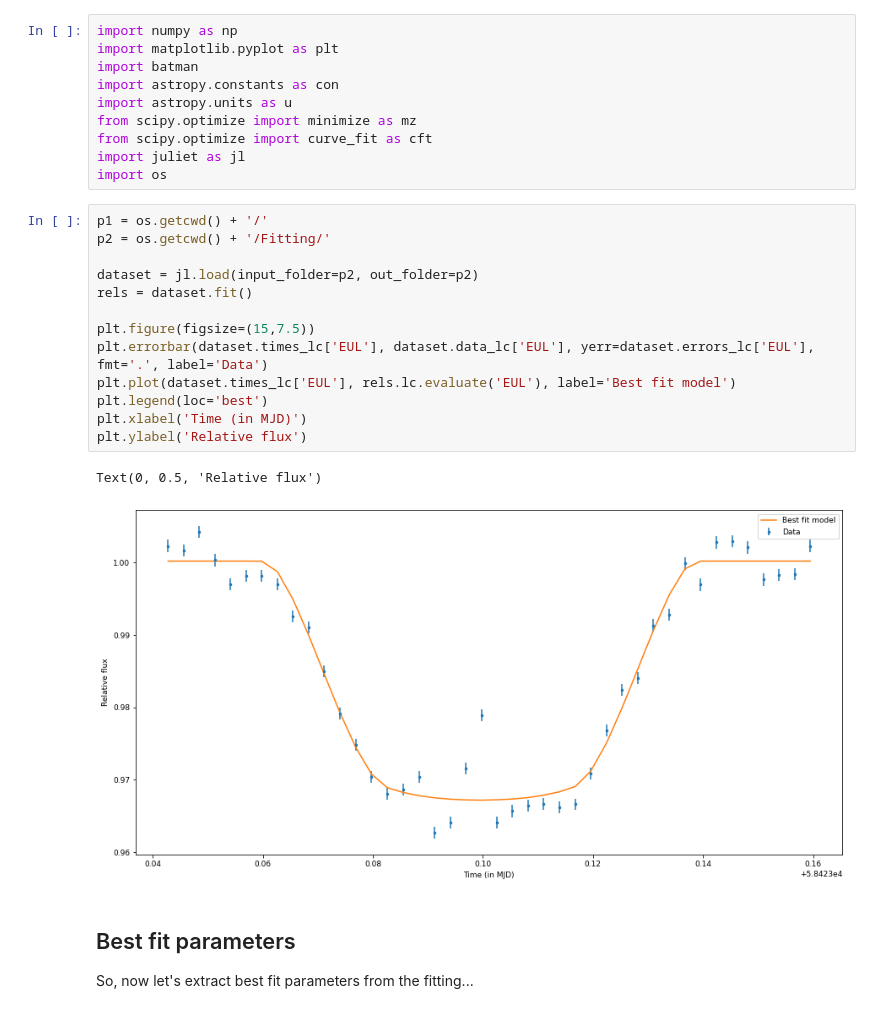
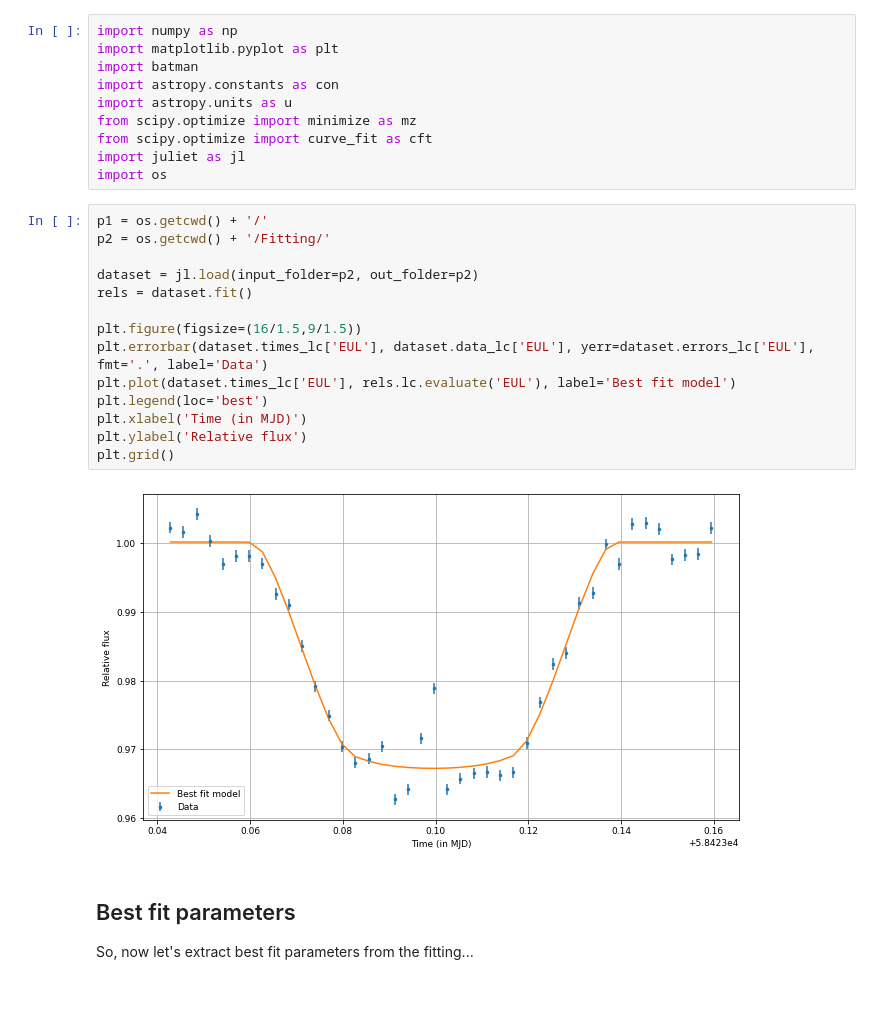
Before and after one commit to Jayshil/Data_Analysis, a Jupyter notebook: Transits/p4.ipynb, the cells around one changed output. Cells and saved outputs as stored; diff of their text form.

Commit message:
Changed the size of the figure

```diff
--- a/Transits/p4.ipynb
+++ b/Transits/p4.ipynb
@@ -13,19 +13,19 @@ import os
 # %%
 p1 = os.getcwd() + '/'
 p2 = os.getcwd() + '/Fitting/'
 
 dataset = jl.load(input_folder=p2, out_folder=p2)
 rels = dataset.fit()
 
-plt.figure(figsize=(15,7.5))
+plt.figure(figsize=(16/1.5,9/1.5))
 plt.errorbar(dataset.times_lc['EUL'], dataset.data_lc['EUL'], yerr=dataset.errors_lc['EUL'], fmt='.', label='Data')
 plt.plot(dataset.times_lc['EUL'], rels.lc.evaluate('EUL'), label='Best fit model')
 plt.legend(loc='best')
 plt.xlabel('Time (in MJD)')
 plt.ylabel('Relative flux')
+plt.grid()
 # %% [output]
-Text(0, 0.5, 'Relative flux')
-[figure, old version]
+[figure, new version]
 # %% [markdown]
 ## Best fit parameters
 
```
Also changed, not shown: parts of 1 cell of this notebook.
